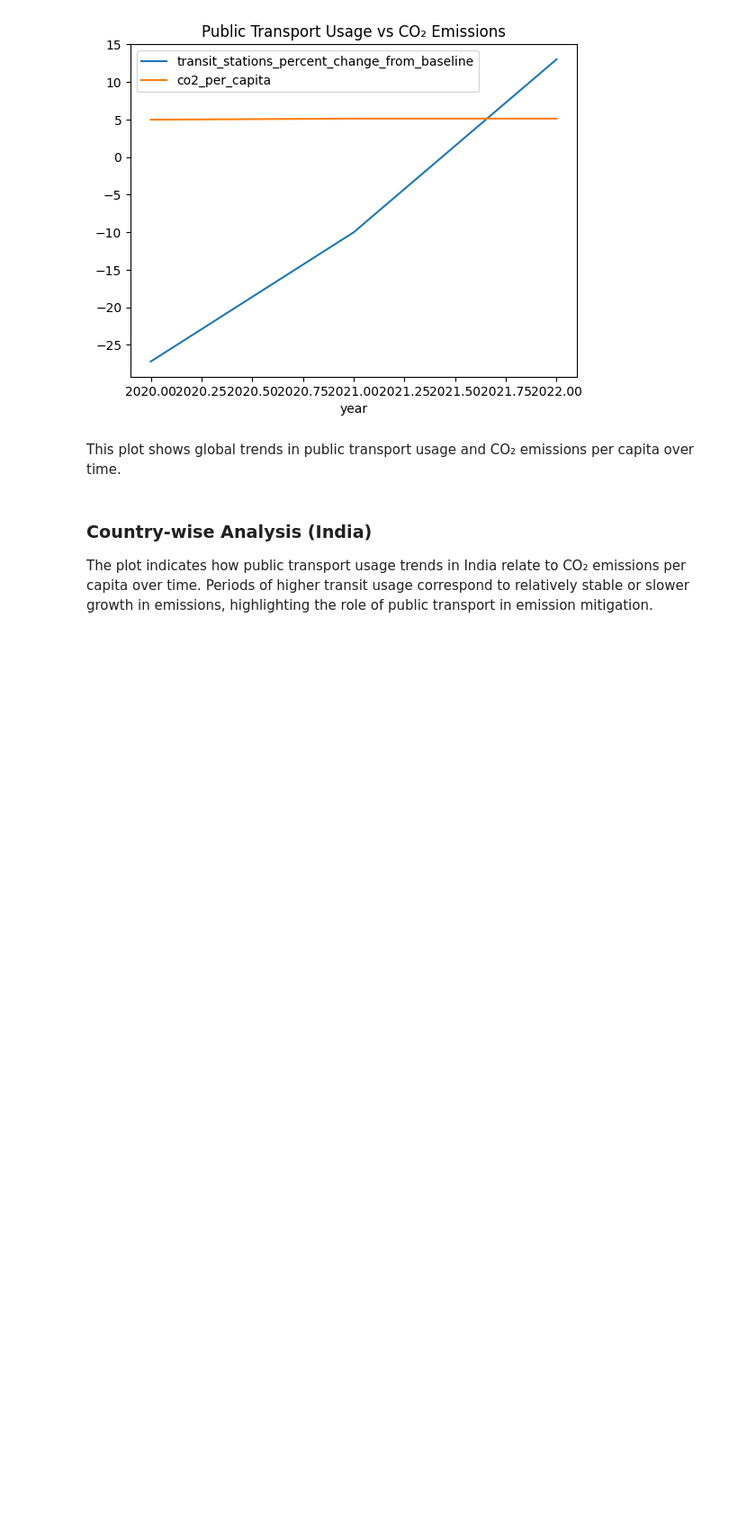
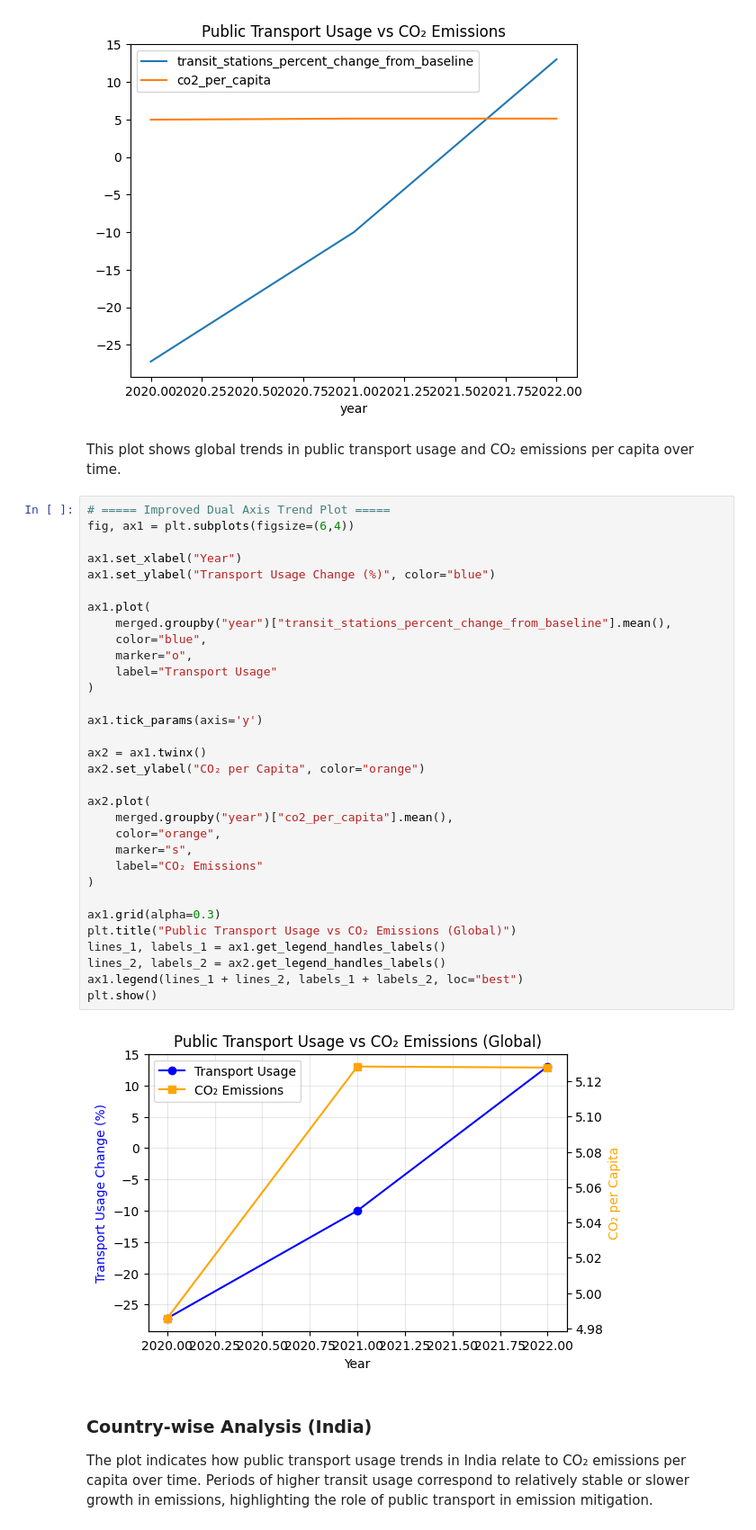
Before and after one commit to Priyanka04-py/EcoTransit, a Jupyter notebook: notebooks/analysis.ipynb, the cells around one changed output. Shown at 90% size. Drawn from its saved outputs; the diff is of its cells as text; blank space fills up the shorter version.

Commit message:
Updated EcoTransit project

```diff
--- a/notebooks/analysis.ipynb
+++ b/notebooks/analysis.ipynb
@@ -71,6 +72,40 @@ merged.groupby("year")[[
 [figure]
 # %% [markdown]
 This plot shows global trends in public transport usage and CO₂ emissions per capita over time.
+# %%
+# ===== Improved Dual Axis Trend Plot =====
+fig, ax1 = plt.subplots(figsize=(6,4))
+
+ax1.set_xlabel("Year")
+ax1.set_ylabel("Transport Usage Change (%)", color="blue")
+
+ax1.plot(
+    merged.groupby("year")["transit_stations_percent_change_from_baseline"].mean(),
+    color="blue",
+    marker="o",
+    label="Transport Usage"
+)
+
+ax1.tick_params(axis='y')
+
+ax2 = ax1.twinx()
+ax2.set_ylabel("CO₂ per Capita", color="orange")
+
+ax2.plot(
+    merged.groupby("year")["co2_per_capita"].mean(),
+    color="orange",
+    marker="s",
+    label="CO₂ Emissions"
+)
+
+ax1.grid(alpha=0.3)
+plt.title("Public Transport Usage vs CO₂ Emissions (Global)")
+lines_1, labels_1 = ax1.get_legend_handles_labels()
+lines_2, labels_2 = ax2.get_legend_handles_labels()
+ax1.legend(lines_1 + lines_2, labels_1 + labels_2, loc="best")
+plt.show()
+# %% [output]
+[figure, added]
 # %% [markdown]
 ### Country-wise Analysis (India)
 
```
Also changed, not shown: parts of 8 cells of this notebook, 3 other files.
